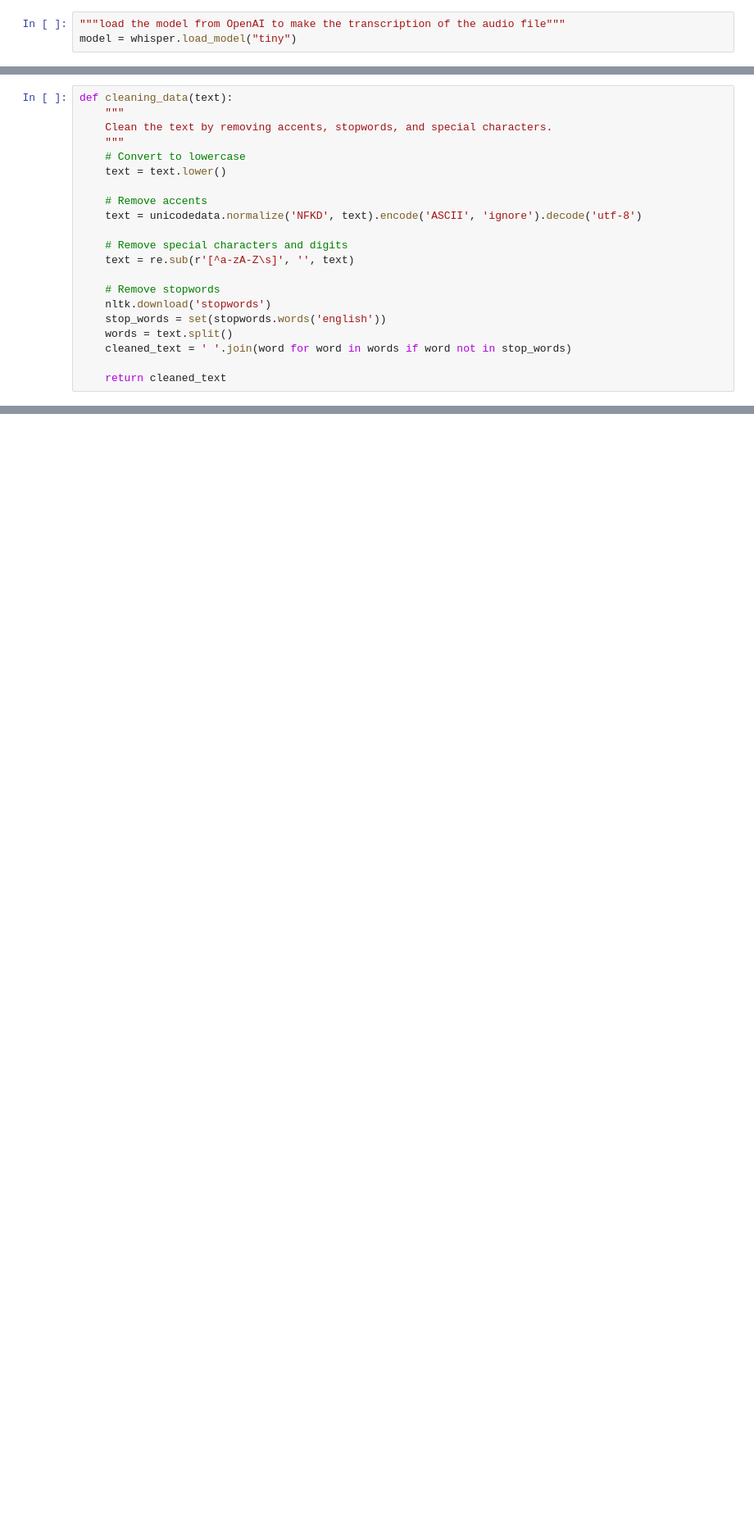
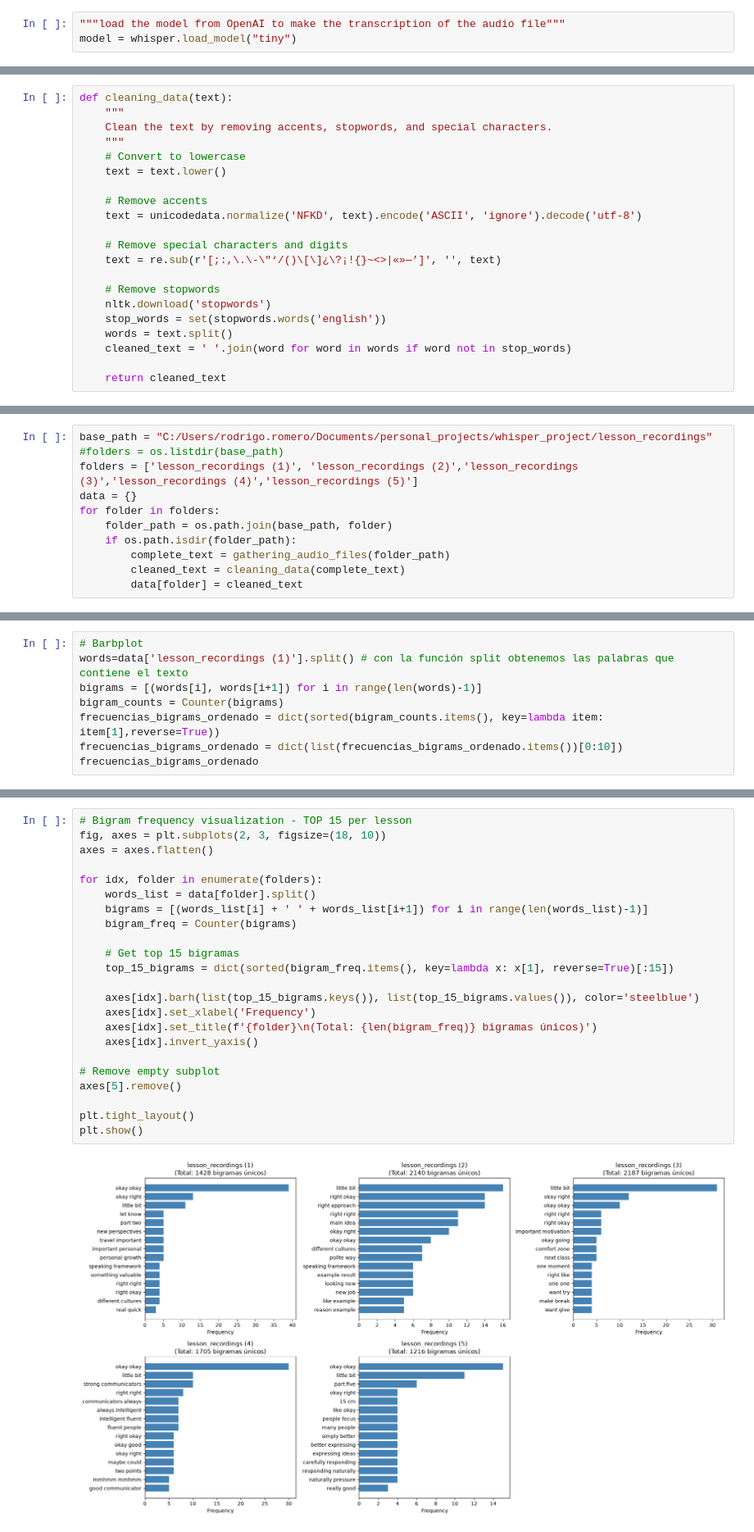
Before and after one commit to Royromero/audiofiles_preply_transcript, a Jupyter notebook: audiofiles_preply_analysis v2.ipynb, the cells around one changed output, grey strips where cells are left out. Shown at 82% size. Cells and saved outputs as stored; diff of their text form; blank space fills up the shorter version.

Commit message:
Nuevo file, transcript, gather and cleaning data easily

```diff
--- a/audiofiles_preply_analysis v2.ipynb
+++ b/audiofiles_preply_analysis v2.ipynb
@@ -52,7 +46,7 @@ def cleaning_data(text):
     text = unicodedata.normalize('NFKD', text).encode('ASCII', 'ignore').decode('utf-8')
 
     # Remove special characters and digits
-    text = re.sub(r'[^a-zA-Z\s]', '', text)
+    text = re.sub(r'[;:,\.\-\"‘/()\[\]¿\?¡!{}~<>|«»—’]', '', text)
 
     # Remove stopwords
     nltk.download('stopwords')
@@ -71,0 +64,11 @@ AttributeError: 'NoneType' object has no attribute 'lower'
+# %%
+base_path = "C:/Users/rodrigo.romero/Documents/personal_projects/whisper_project/lesson_recordings"
+#folders = os.listdir(base_path)
+folders = ['lesson_recordings (1)', 'lesson_recordings (2)','lesson_recordings (3)','lesson_recordings (4)','lesson_recordings (5)']
+data = {}
+for folder in folders:
+    folder_path = os.path.join(base_path, folder)
+    if os.path.isdir(folder_path):
+        complete_text = gathering_audio_files(folder_path)
+        cleaned_text = cleaning_data(complete_text)
+        data[folder] = cleaned_text
@@ -71,0 +95,8 @@ AttributeError: 'NoneType' object has no attribute 'lower'
+# %%
+# Barbplot
+words=data['lesson_recordings (1)'].split() # con la función split obtenemos las palabras que contiene el texto
+bigrams = [(words[i], words[i+1]) for i in range(len(words)-1)]
+bigram_counts = Counter(bigrams)
+frecuencias_bigrams_ordenado = dict(sorted(bigram_counts.items(), key=lambda item: item[1],reverse=True))
+frecuencias_bigrams_ordenado = dict(list(frecuencias_bigrams_ordenado.items())[0:10])
+frecuencias_bigrams_ordenado
@@ -71,0 +118,25 @@ AttributeError: 'NoneType' object has no attribute 'lower'
+# %%
+# Bigram frequency visualization - TOP 15 per lesson
+fig, axes = plt.subplots(2, 3, figsize=(18, 10))
+axes = axes.flatten()
+
+for idx, folder in enumerate(folders):
+    words_list = data[folder].split()
+    bigrams = [(words_list[i] + ' ' + words_list[i+1]) for i in range(len(words_list)-1)]
+    bigram_freq = Counter(bigrams)
+
+    # Get top 15 bigramas
+    top_15_bigrams = dict(sorted(bigram_freq.items(), key=lambda x: x[1], reverse=True)[:15])
+
+    axes[idx].barh(list(top_15_bigrams.keys()), list(top_15_bigrams.values()), color='steelblue')
+    axes[idx].set_xlabel('Frequency')
+    axes[idx].set_title(f'{folder}\n(Total: {len(bigram_freq)} bigramas únicos)')
+    axes[idx].invert_yaxis()
+
+# Remove empty subplot
+axes[5].remove()
+
+plt.tight_layout()
+plt.show()
+# %% [output]
+[figure, added]
```
Also changed, not shown: parts of 21 cells of this notebook.
